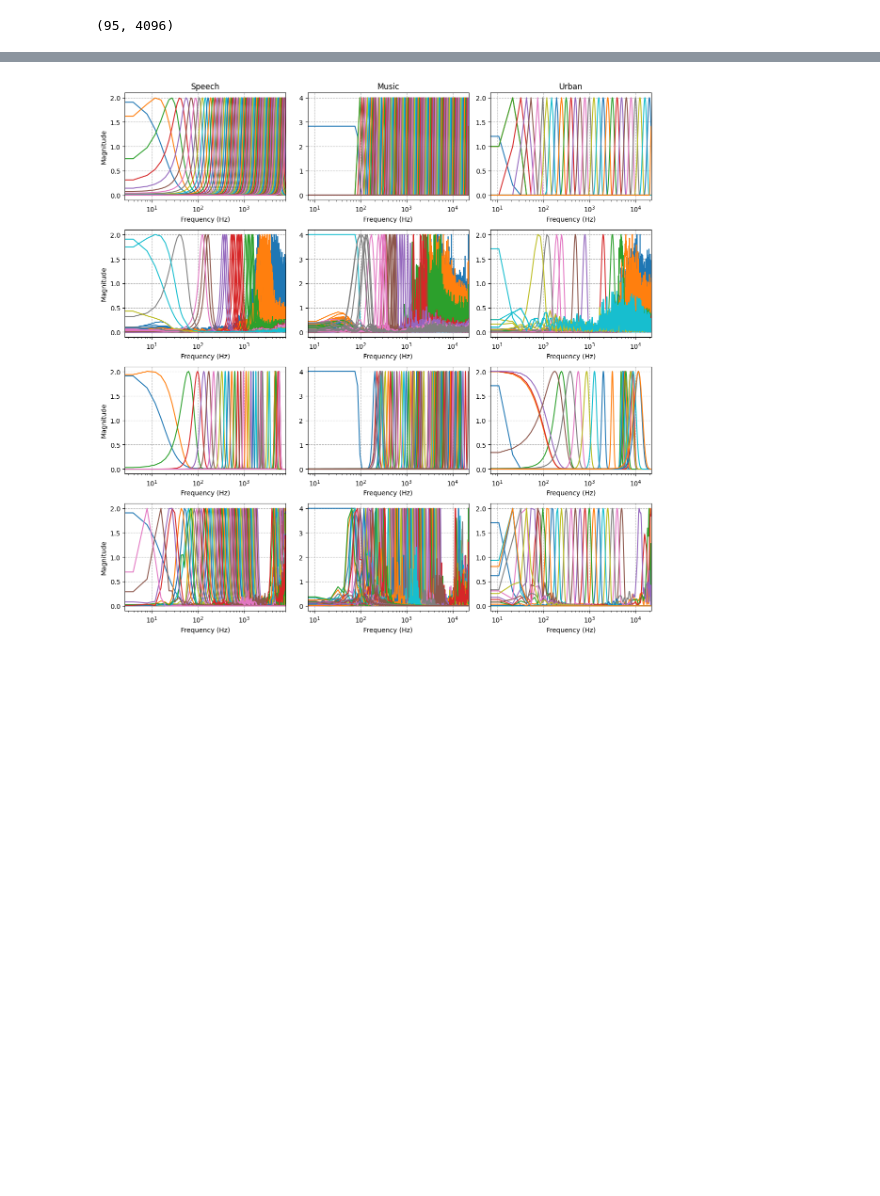
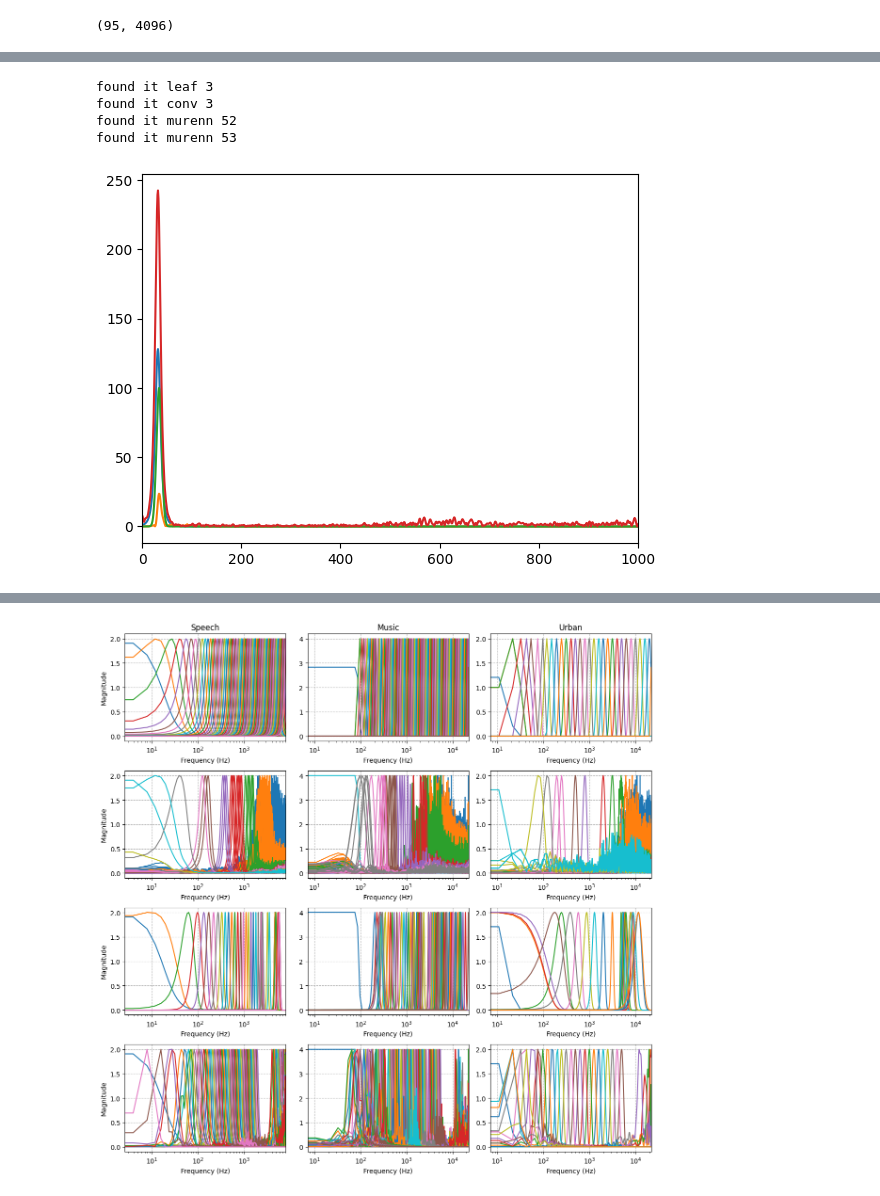
Before and after one commit to lostanlen/lostanlen2023waspaa, a Jupyter notebook: impulse responses.ipynb, the cells around one changed output, grey strips where cells are left out. Saved outputs shown, nothing was run; the diff lists cells and outputs as text; code cells hidden in the pictures; blank space fills up the shorter version.

```diff
--- a/impulse responses.ipynb
+++ b/impulse responses.ipynb
@@ -249,0 +287,32 @@ leaf_fr_urban = leaf_fr_urban / np.max(np.abs(leaf_fr_urban), axis=0) * 2
+# %%
+plt.plot(np.abs(np.fft.fft(teacher_imp_speech[8,:])))
+plt.plot(np.abs(np.fft.fft(murenn_imp_speech[52,:]))*10)
+plt.plot(np.abs(np.fft.fft(leaf_imp_speech[3,:]))*100)
+plt.plot(np.abs(np.fft.fft(conv_imp_speech[7,:]))*10)
+plt.xlim(0,1000)
+eps = 3
+for i in range(murenn_imp_speech.shape[0]):
+    teacher_fft = np.abs(np.fft.fft(teacher_imp_speech[8,:]))
+    idx = np.where(teacher_fft==np.max(teacher_fft))
+
+    murenn_fft = np.abs(np.fft.fft(murenn_imp_speech[i,:]))*10
+    leaf_fft = np.abs(np.fft.fft(leaf_imp_speech[i,:]))
+    conv_fft = np.abs(np.fft.fft(leaf_imp_speech[i,:]))
+
+    idx_murenn = np.where(murenn_fft==np.max(murenn_fft))
+    idx_leaf = np.where(leaf_fft==np.max(leaf_fft))
+    idx_conv = np.where(conv_fft==np.max(conv_fft))
+    #print(idx_murenn, idx)
+
+    if abs(idx_murenn[0] - idx[0]) < eps:
+        print('found it murenn', i)
+    if abs(idx_leaf[0] - idx[0]) < eps:
+        print('found it leaf', i)
+    if abs(idx_conv[0] - idx[0]) < eps:
+        print('found it conv', i)
+# %% [output]
+found it leaf 3
+found it conv 3
+found it murenn 52
+found it murenn 53
+[figure, added]
```
Also changed, not shown: parts of 21 cells of this notebook, 1 other file.
